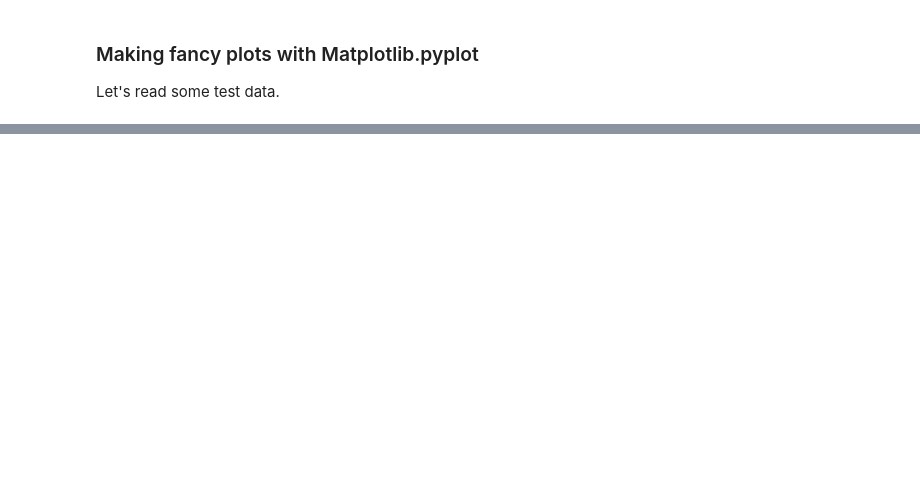
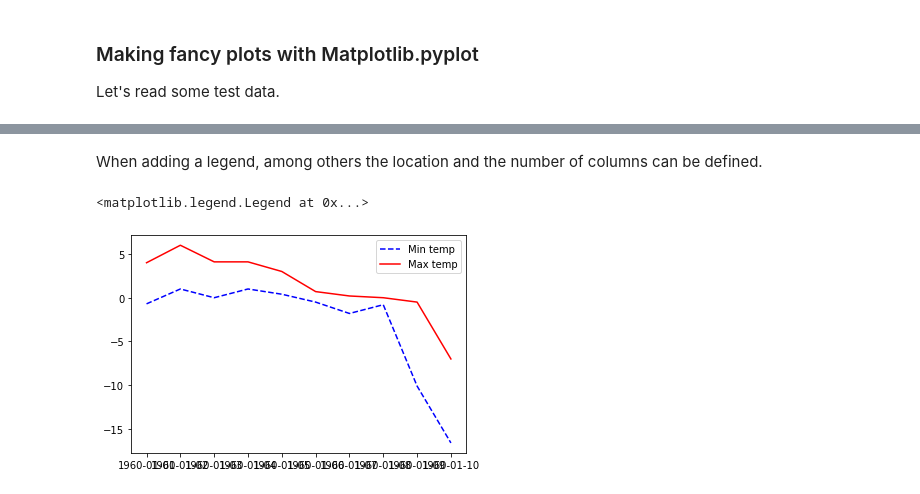
Before and after one commit to BeNrn/TestingRepo, a Jupyter notebook: KnowHowBase/Python/Matplotlib_Pyplot/Matplotlib_Basics.ipynb, the cells around one changed output, grey strips where cells are left out. Saved outputs shown, nothing was run; the diff lists cells and outputs as text; code cells hidden in the pictures; blank space fills up the shorter version.

```diff
--- a/KnowHowBase/Python/Matplotlib_Pyplot/Matplotlib_Basics.ipynb
+++ b/KnowHowBase/Python/Matplotlib_Pyplot/Matplotlib_Basics.ipynb
@@ -34,0 +69,11 @@ plt.plot(df)
+# %% [markdown]
+When adding a legend, among others the location and the number of columns can be defined.
+# %%
+#data
+plt.plot(df["Tmin"], "b--", label = "Min temp")
+plt.plot(df["Tmax"], "r", label = "Max temp")
+#legend
+plt.legend(loc = "best", ncol = 1)
+# %% [output]
+<matplotlib.legend.Legend at 0x...>
+[figure, added]
```
Also changed, not shown: parts of 11 cells of this notebook, 1 other file.
